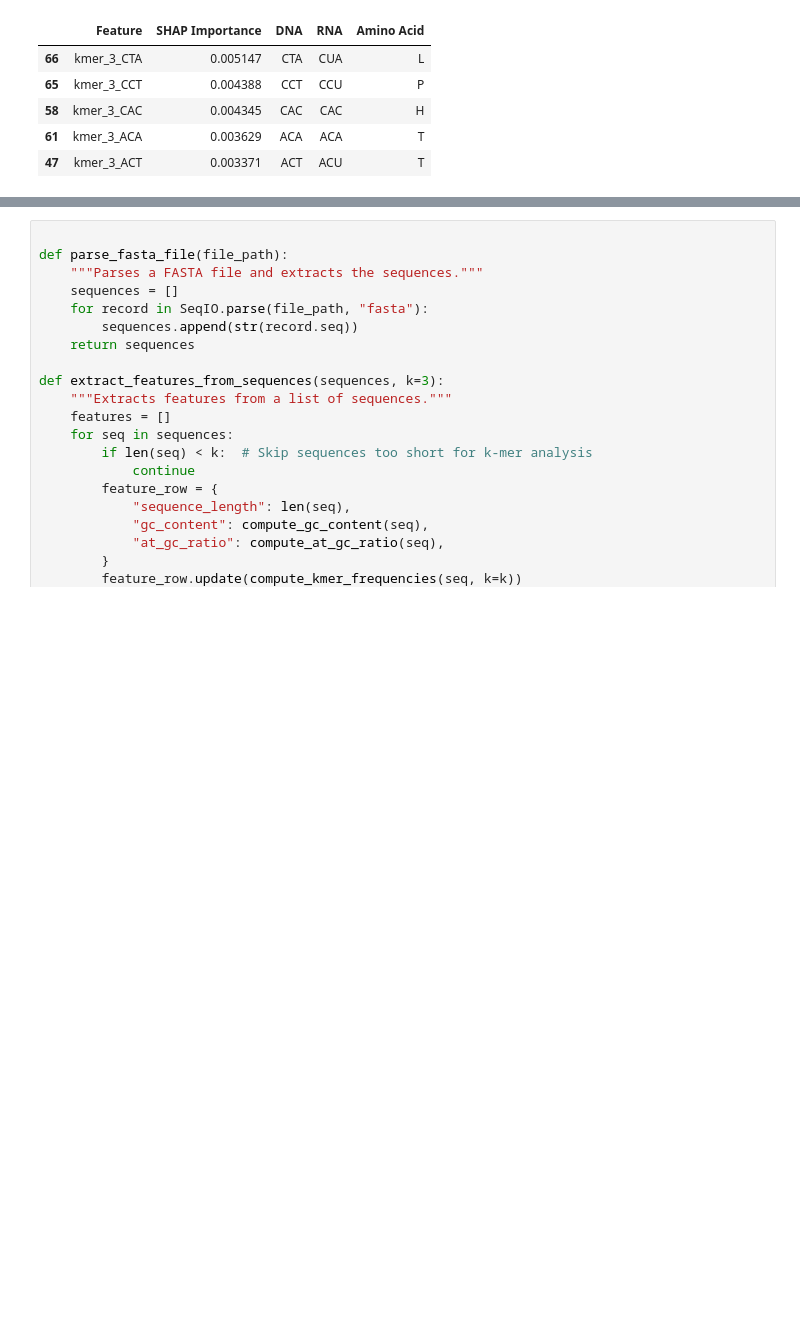
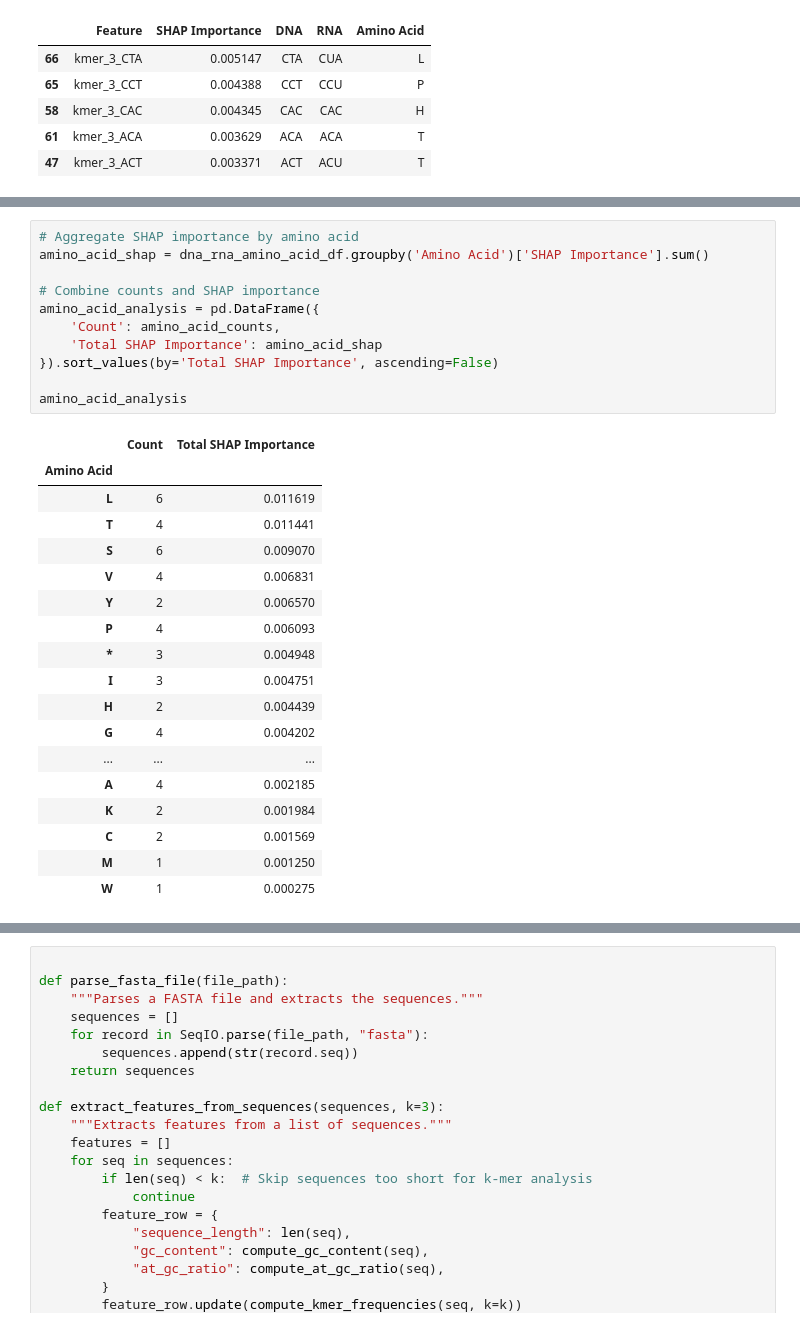
Before and after one commit to shreepatel0527/277B_Final_Project, a Jupyter notebook: most_updated_model.ipynb, the cells around one changed output, grey strips where cells are left out. Cells and saved outputs as stored; diff of their text form; blank space fills up the shorter version.

```diff
--- a/most_updated_model.ipynb
+++ b/most_updated_model.ipynb
@@ -589,3 +594,33 @@ H    2
 M    1
 W    1
 Name: count, dtype: int64
+# %%
+# Aggregate SHAP importance by amino acid
+amino_acid_shap = dna_rna_amino_acid_df.groupby('Amino Acid')['SHAP Importance'].sum()
+
+# Combine counts and SHAP importance
+amino_acid_analysis = pd.DataFrame({
+    'Count': amino_acid_counts,
+    'Total SHAP Importance': amino_acid_shap
+}).sort_values(by='Total SHAP Importance', ascending=False)
+
+amino_acid_analysis
+# %% [output]
+|  | Count | Total SHAP Importance |
+| Amino Acid |  |  |
+| L | 6 | 0.011619 |
+| T | 4 | 0.011441 |
+| S | 6 | 0.009070 |
+| V | 4 | 0.006831 |
+| Y | 2 | 0.006570 |
+| P | 4 | 0.006093 |
+| * | 3 | 0.004948 |
+| I | 3 | 0.004751 |
+| H | 2 | 0.004439 |
+| G | 4 | 0.004202 |
+| ... | ... | ... |
+| A | 4 | 0.002185 |
+| K | 2 | 0.001984 |
+| C | 2 | 0.001569 |
+| M | 1 | 0.001250 |
+| W | 1 | 0.000275 |
```
Also changed, not shown: parts of 6 cells of this notebook, 1 other file.
